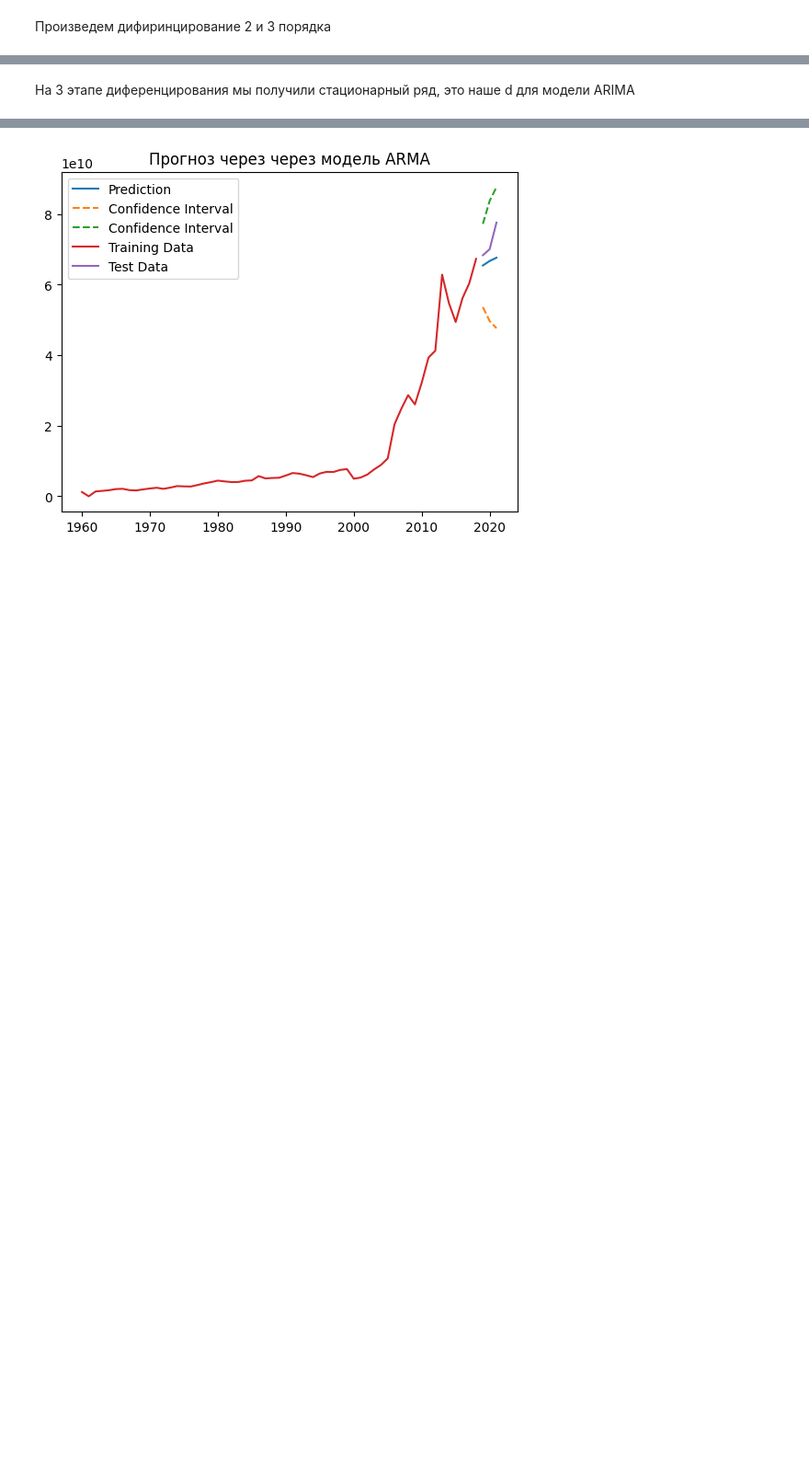
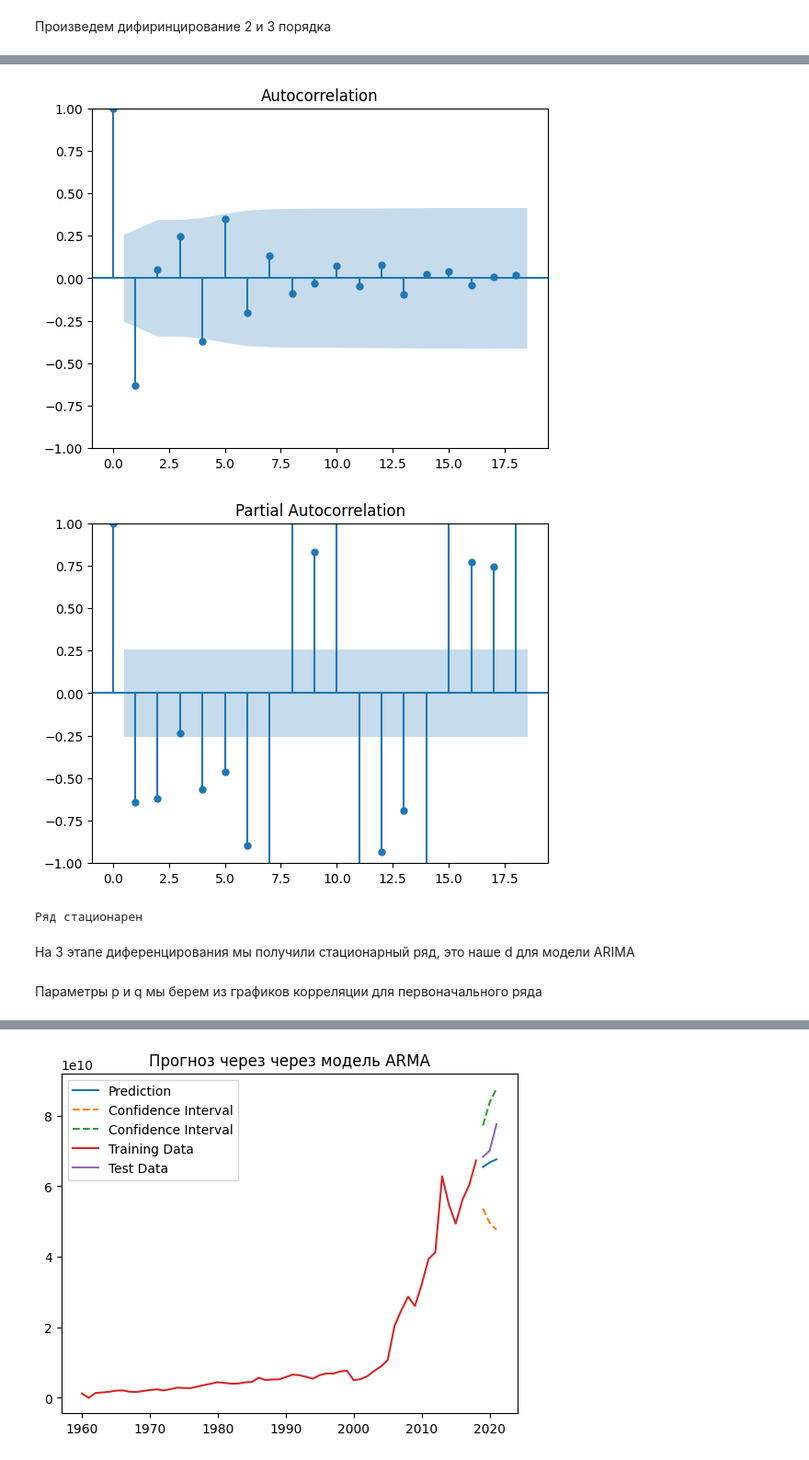
Before and after one commit to hotdonkey/data_science, a Jupyter notebook: Project_7/Project_7.ipynb, the cells around one changed output, grey strips where cells are left out. Shown at 92% size. Cells and saved outputs as stored; diff of their text form; code cells hidden in the pictures; blank space fills up the shorter version.

```diff
--- a/Project_7/Project_7.ipynb
+++ b/Project_7/Project_7.ipynb
@@ -188,5 +172,20 @@ plt.show()
+# %%
+# Выведем графики для дифференцированного ряда 3 степени
+acf = plot_acf(df_diff_3 := df_diff_2.diff().dropna())
+plt.show()
+pacf = plot_pacf(df_diff_3)
+plt.show()
+
+# Проведем проверку на стационарность
+stationary(df_diff_3)
+# %% [output]
+[figure, added]
+[figure, added]
+Ряд стационарен
 # %% [markdown]
 На 3 этапе диференцирования мы получили стационарный ряд, это наше d для модели ARIMA
+# %% [markdown]
+Параметры p и q мы берем из графиков корреляции для первоначального ряда
 # %%
 p = 1  # Определяется по коррелограмме частичной автокорреляции
 q = 5  # Определяется по коррелограмме автокорреляции
```
Also changed, not shown: parts of 48 cells of this notebook, 1 other file.
